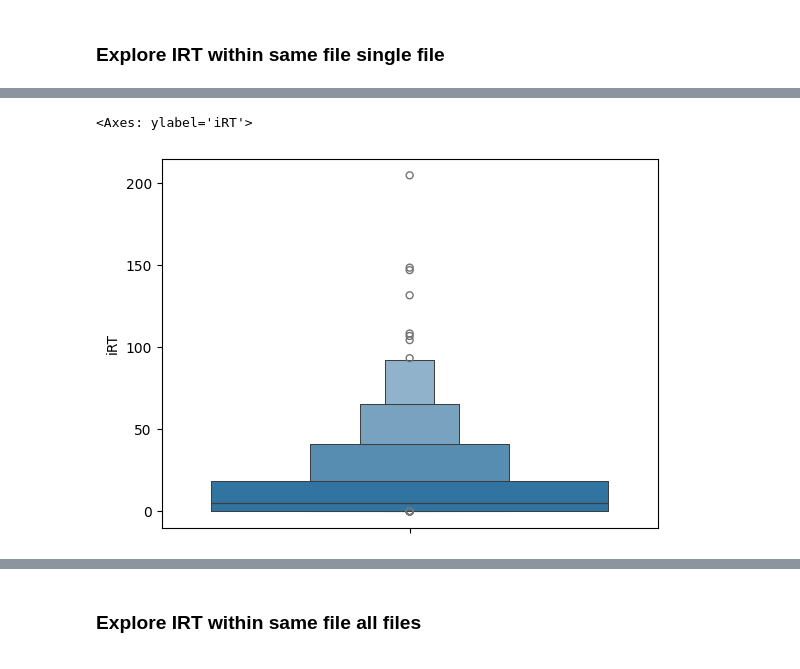
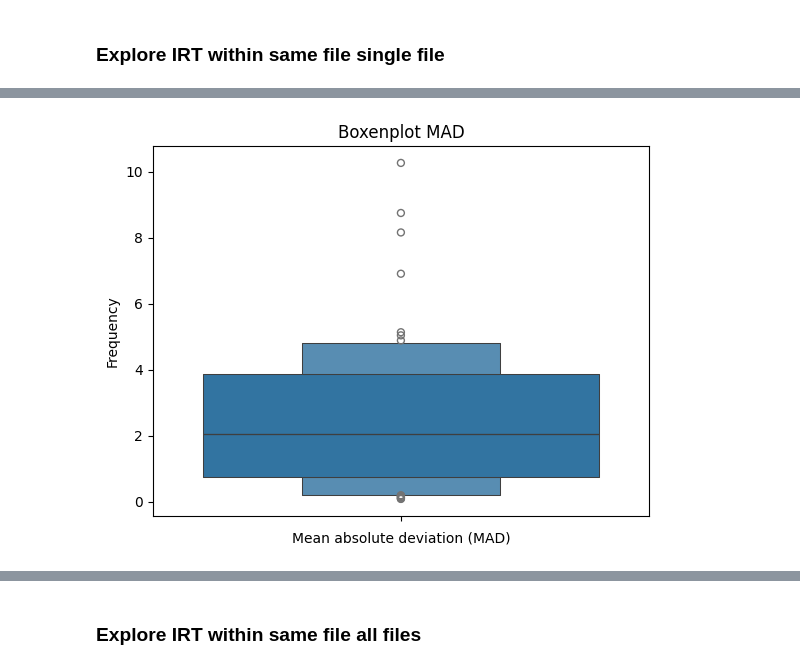
Before and after one commit to WannesLamberts/Thesis-retention-time, a Jupyter notebook: dataset_exploration.ipynb, the cells around one changed output, grey strips where cells are left out. Drawn from its saved outputs; the diff is of its cells as text; code cells hidden in the pictures.

Commit message:
Verbeteren mean absolute deviation

```diff
--- a/dataset_exploration.ipynb
+++ b/dataset_exploration.ipynb
@@ -60,6 +92,6 @@ def plot_hist(data,title,x_label,y_label,percentile=1):
     # Display the plot
     plt.show()
 # %%
-variance = IRT_variance_file("testing/data/pool_1/Thermo_SRM_Pool_1_01_01_2xIT_2xHCD-1h-R2-tryptic-evidence.txt")
-variance.describe()
+mad = IRT_mad_file("testing/data/pool_1/Thermo_SRM_Pool_1_01_01_2xIT_2xHCD-1h-R2-tryptic-evidence.txt")
+mad.describe()
 # %% [output]
@@ -83,5 +107,4 @@ plot_hist(np.sqrt(variance),"standard_deviation Distribution","standard_deviatio
 # %%
-sns.boxenplot(data=variance)
+plot(mad,"Boxenplot MAD","Mean absolute deviation (MAD)","Frequency","box")
 # %% [output]
-<Axes: ylabel='iRT'>
-[figure, old version]
+[figure, new version]
```
Also changed, not shown: parts of 33 cells of this notebook, 3 other files.
